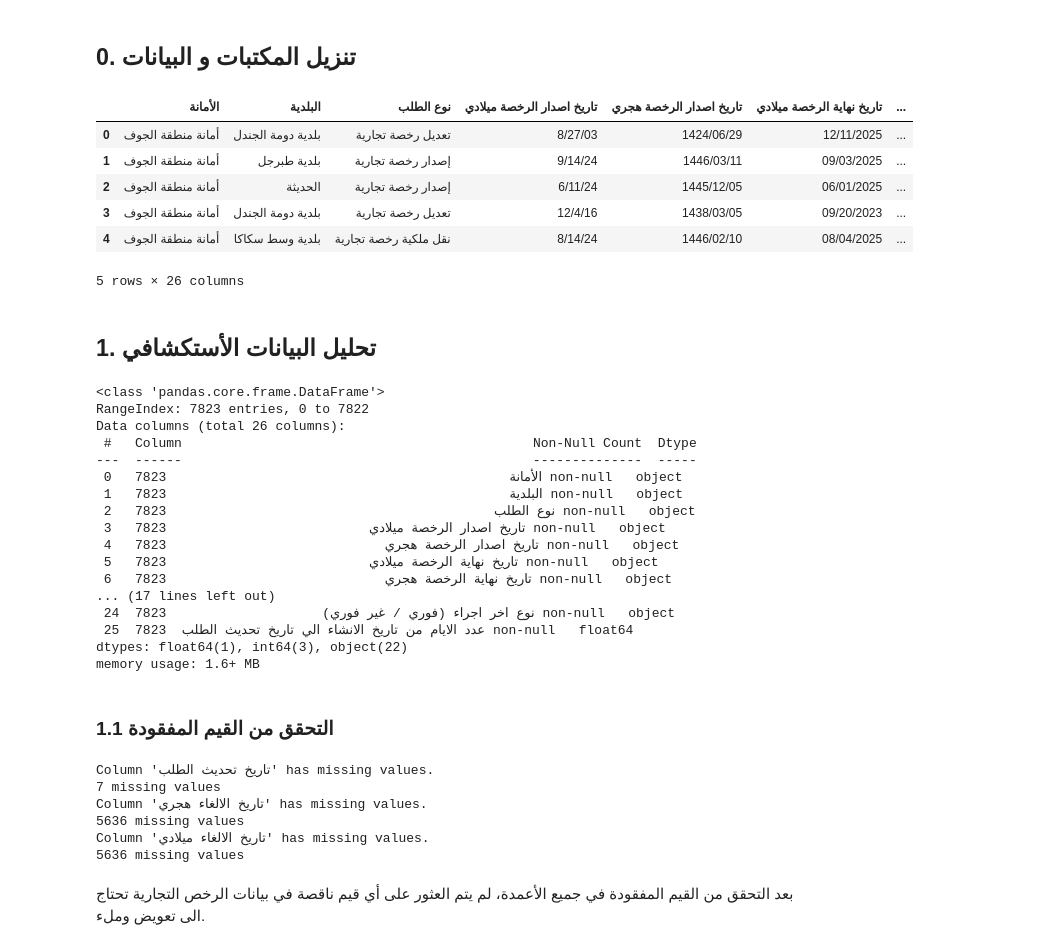
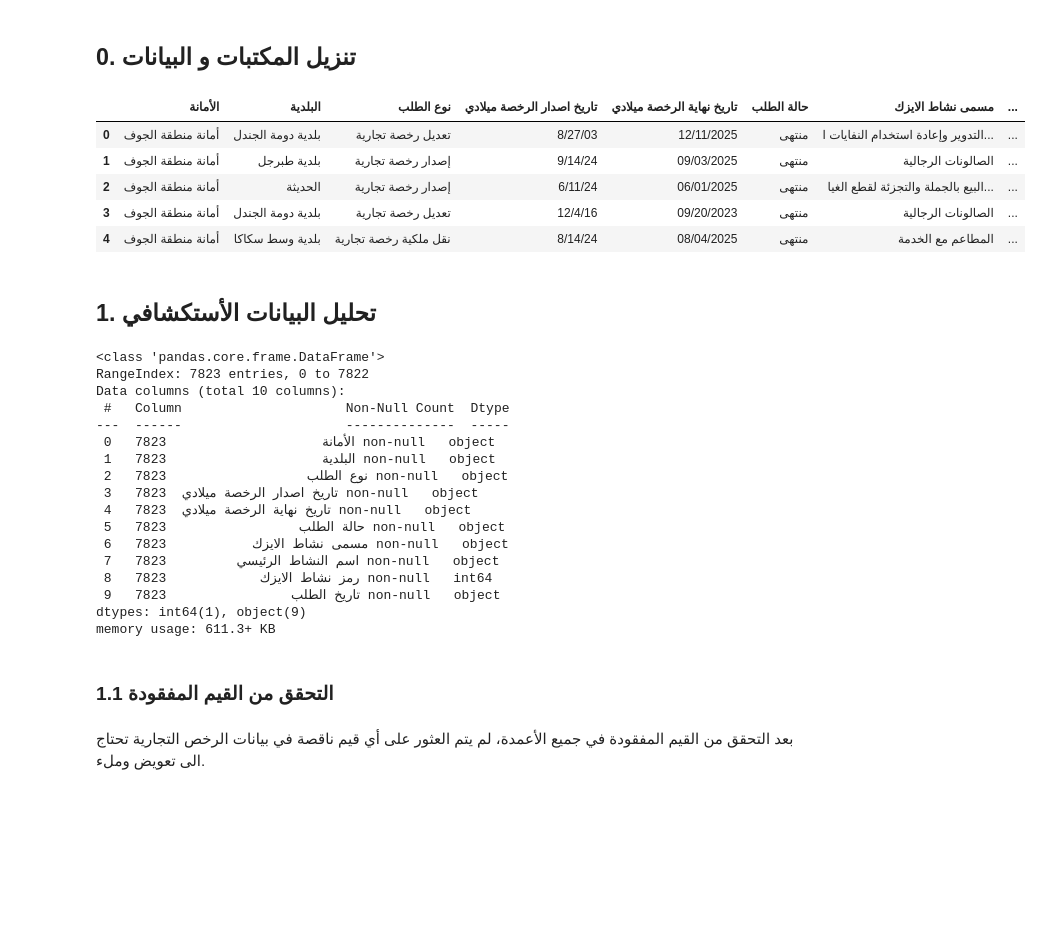
Before and after one commit to Lamees-F/commercialLicenses, a Jupyter notebook: commercialLicenses.ipynb, the cells around one changed output. Drawn from its saved outputs; the diff is of its cells as text; code cells hidden in the pictures; blank space fills up the shorter version.

```diff
--- a/commercialLicenses.ipynb
+++ b/commercialLicenses.ipynb
@@ -10,14 +23,13 @@ import pandas as pd
 # %%
-df = pd.read_csv("بيانات الرخص التجارية 2024.csv")
+df = pd.read_csv("Commercial license data.csv")
 df.head()
 # %% [output]
-|  | الأمانة | البلدية | نوع الطلب | تاريخ اصدار الرخصة ميلادي | تاريخ اصدار الرخصة هجري | تاريخ نهاية الرخصة ميلادي | ... |
-| 0 | أمانة منطقة الجوف | بلدية دومة الجندل | تعديل رخصة تجارية | 8/27/03 | 1424/06/29 | 12/11/2025 | ... |
-| 1 | أمانة منطقة الجوف | بلدية طبرجل | إصدار رخصة تجارية | 9/14/24 | 1446/03/11 | 09/03/2025 | ... |
-| 2 | أمانة منطقة الجوف | الحديثة | إصدار رخصة تجارية | 6/11/24 | 1445/12/05 | 06/01/2025 | ... |
-| 3 | أمانة منطقة الجوف | بلدية دومة الجندل | تعديل رخصة تجارية | 12/4/16 | 1438/03/05 | 09/20/2023 | ... |
-| 4 | أمانة منطقة الجوف | بلدية وسط سكاكا | نقل ملكية رخصة تجارية | 8/14/24 | 1446/02/10 | 08/04/2025 | ... |
+|  | الأمانة | البلدية | نوع الطلب | تاريخ اصدار الرخصة ميلادي | تاريخ نهاية الرخصة ميلادي | حالة الطلب | مسمى نشاط الايزك | ... |
+| 0 | أمانة منطقة الجوف | بلدية دومة الجندل | تعديل رخصة تجارية | 8/27/03 | 12/11/2025 | منتهى | التدوير وإعادة استخدام النفايات ا... | ... |
+| 1 | أمانة منطقة الجوف | بلدية طبرجل | إصدار رخصة تجارية | 9/14/24 | 09/03/2025 | منتهى | الصالونات الرجالية | ... |
+| 2 | أمانة منطقة الجوف | الحديثة | إصدار رخصة تجارية | 6/11/24 | 06/01/2025 | منتهى | البيع بالجملة والتجزئة لقطع الغيا... | ... |
+| 3 | أمانة منطقة الجوف | بلدية دومة الجندل | تعديل رخصة تجارية | 12/4/16 | 09/20/2023 | منتهى | الصالونات الرجالية | ... |
+| 4 | أمانة منطقة الجوف | بلدية وسط سكاكا | نقل ملكية رخصة تجارية | 8/14/24 | 08/04/2025 | منتهى | المطاعم مع الخدمة | ... |
-5 rows × 26 columns
 # %% [markdown]
 ## 1. تحليل البيانات الأستكشافي
 # %%
@@ -25,21 +37,21 @@ df.info()
 # %% [output]
 <class 'pandas.core.frame.DataFrame'>
 RangeIndex: 7823 entries, 0 to 7822
-Data columns (total 26 columns):
- #   Column                                             Non-Null Count  Dtype
----  ------                                             --------------  -----
- 0   الأمانة                                            7823 non-null   object
- 1   البلدية                                            7823 non-null   object
- 2   نوع الطلب                                          7823 non-null   object
- 3   تاريخ اصدار الرخصة ميلادي                          7823 non-null   object
- 4   تاريخ اصدار الرخصة هجري                            7823 non-null   object
- 5   تاريخ نهاية الرخصة ميلادي                          7823 non-null   object
- 6   تاريخ نهاية الرخصة هجري                            7823 non-null   object
-... (17 lines left out)
- 24  نوع اخر اجراء (فوري / غير فوري)                    7823 non-null   object
- 25  عدد الايام من تاريخ الانشاء الي تاريخ تحديث الطلب  7823 non-null   float64
-dtypes: float64(1), int64(3), object(22)
-memory usage: 1.6+ MB
+Data columns (total 10 columns):
+ #   Column                     Non-Null Count  Dtype
+---  ------                     --------------  -----
+ 0   الأمانة                    7823 non-null   object
+ 1   البلدية                    7823 non-null   object
+ 2   نوع الطلب                  7823 non-null   object
+ 3   تاريخ اصدار الرخصة ميلادي  7823 non-null   object
+ 4   تاريخ نهاية الرخصة ميلادي  7823 non-null   object
+ 5   حالة الطلب                 7823 non-null   object
+ 6   مسمى نشاط الايزك           7823 non-null   object
+ 7   اسم النشاط الرئيسي         7823 non-null   object
+ 8   رمز نشاط الايزك            7823 non-null   int64
+ 9   تاريخ الطلب                7823 non-null   object
+dtypes: int64(1), object(9)
+memory usage: 611.3+ KB
 # %% [markdown]
 ### 1.1 التحقق من القيم المفقودة
 # %%
@@ -47,13 +59,6 @@ for col in df.columns:
     if df[col].isnull().any():
         print(f"Column '{col}' has missing values.")
         print(df[col].isnull().sum(), "missing values")
-# %% [output]
-Column 'تاريخ تحديث الطلب' has missing values.
-7 missing values
-Column 'تاريخ الالغاء هجري' has missing values.
-5636 missing values
-Column 'تاريخ الالغاء ميلادي' has missing values.
-5636 missing values
 # %% [markdown]
 بعد التحقق من القيم المفقودة في جميع الأعمدة، لم يتم العثور على أي قيم ناقصة في بيانات الرخص التجارية تحتاج الى تعويض وملء.
 # %% [markdown]
```
Also changed, not shown: parts of 68 cells of this notebook, 11 other files.
